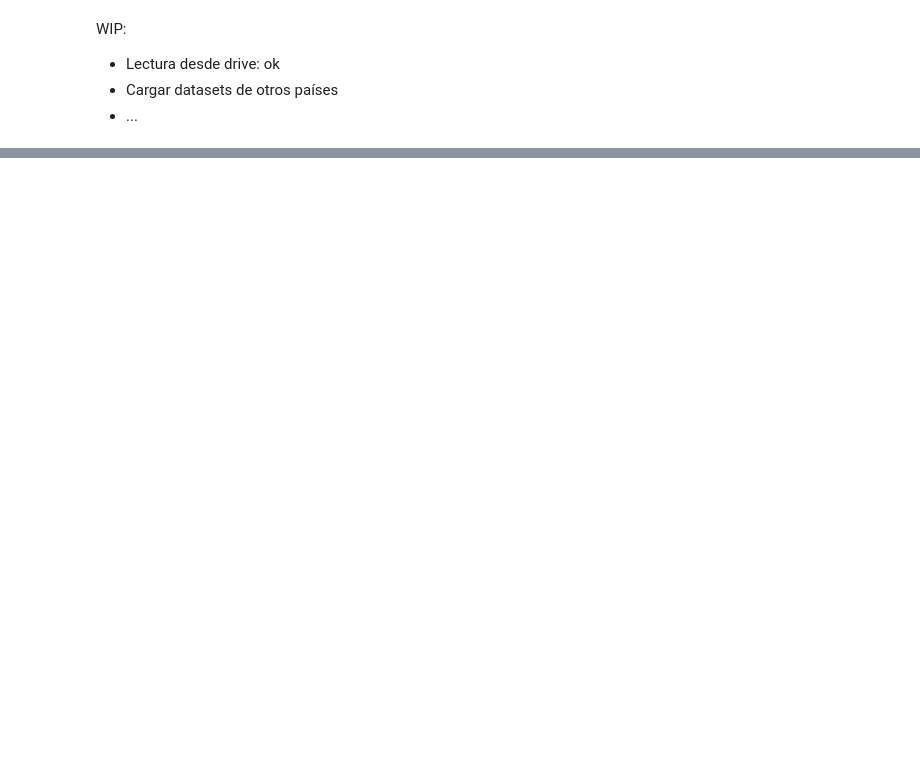
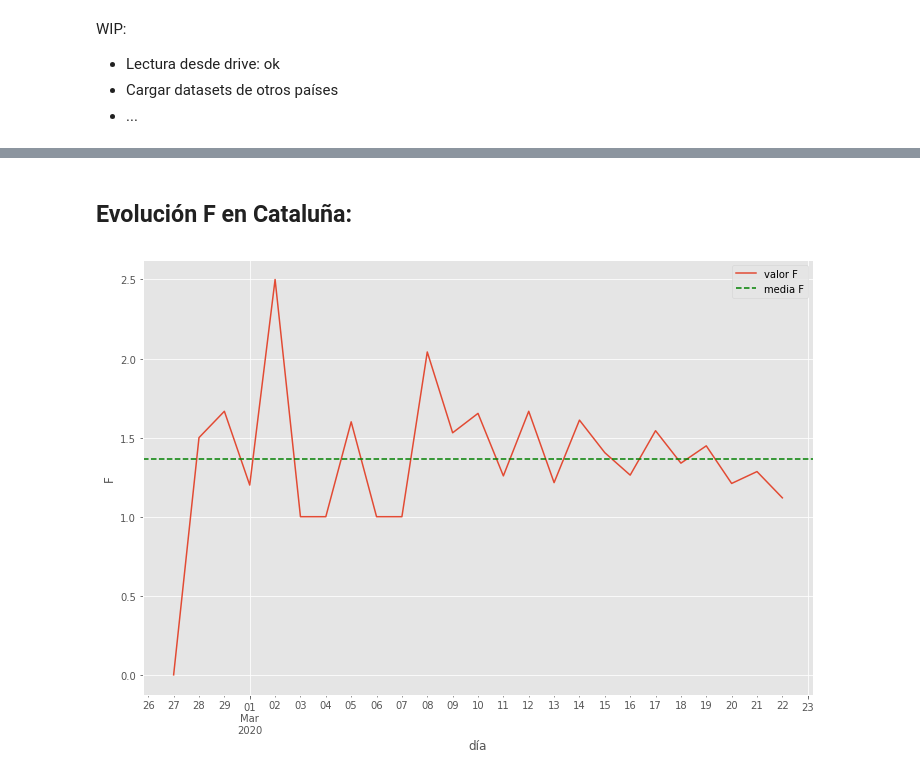
Before and after one commit to LeoMorales/monitoreo-f-pandemia, a Jupyter notebook: Evolución factor problemático covid-19.ipynb, the cells around one changed output, grey strips where cells are left out. Cells and saved outputs as stored; diff of their text form; code cells hidden in the pictures; blank space fills up the shorter version.

```diff
--- a/Evolución factor problemático covid-19.ipynb
+++ b/Evolución factor problemático covid-19.ipynb
@@ -136,0 +274,7 @@ WIP:
+# %% [markdown]
+## Evolución F en Cataluña:
+# %%
+resp = calcular_f_diario(data_esp, 'Cataluña', 'dia')
+graficar_f(resp, 'F')
+# %% [output]
+[figure, added]
```
Also changed, not shown: parts of 34 cells of this notebook.
